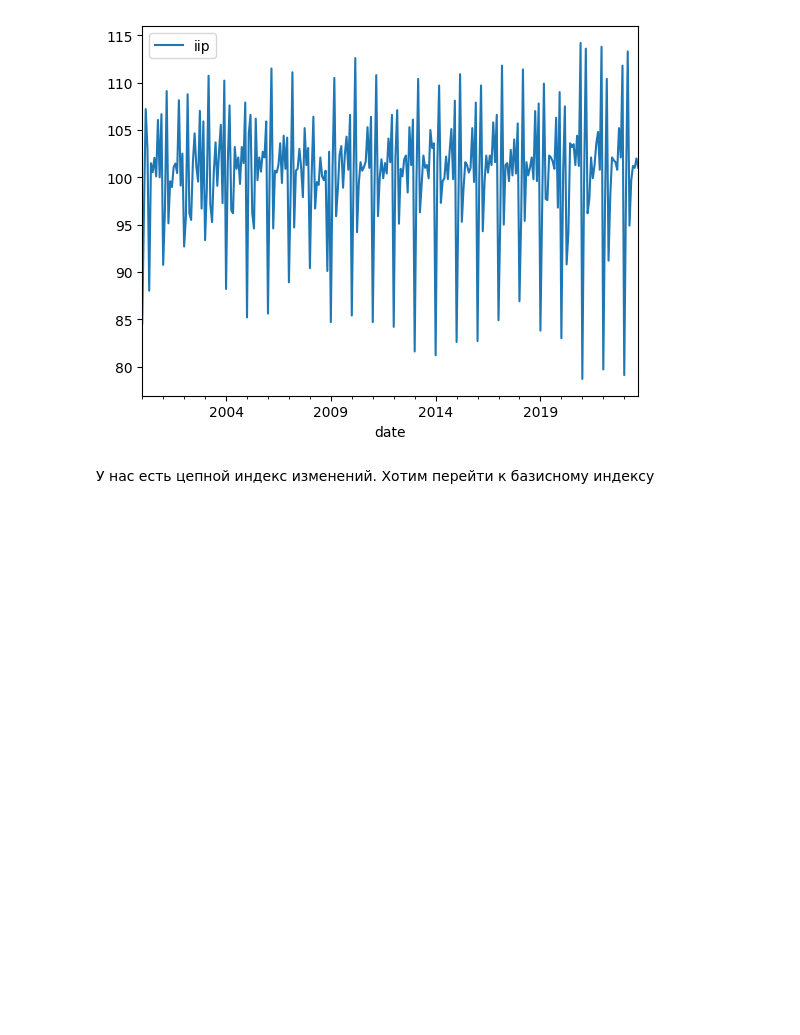
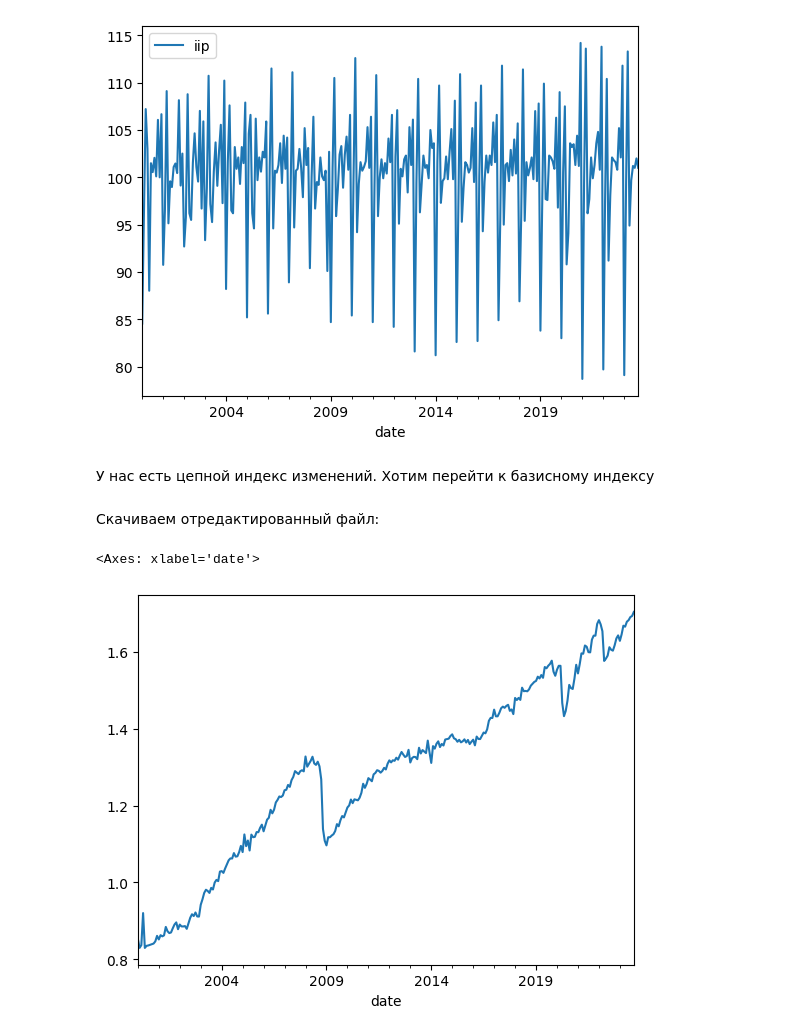
Before and after one commit to bborisggg/hw_econometrics, a Jupyter notebook: hw_econometrics.ipynb, the cells around one changed output. Saved outputs shown, nothing was run; the diff lists cells and outputs as text; code cells hidden in the pictures; blank space fills up the shorter version.

```diff
--- a/hw_econometrics.ipynb
+++ b/hw_econometrics.ipynb
@@ -122,6 +107,17 @@ iip.plot()
 # %%
 iip = (iip/100).cumprod()
 # %%
-iip.index = iip.index.strftime('%Y:%m')
+prev_index = iip.index
+iip.index = iip.index.strftime('%Y-%m-%d')
 # %%
 iip.to_excel('iip_unadjusted.xlsx')
+# %% [markdown]
+Скачиваем отредактированный файл:
+# %%
+iip = pd.read_excel('hw_econometrics/data/iip_adjusted.xlsx')
+iip.index = prev_index
+iip = iip['adjusted']
+iip.plot()
+# %% [output]
+<Axes: xlabel='date'>
+[figure, added]
```
Also changed, not shown: parts of 8 cells of this notebook.
